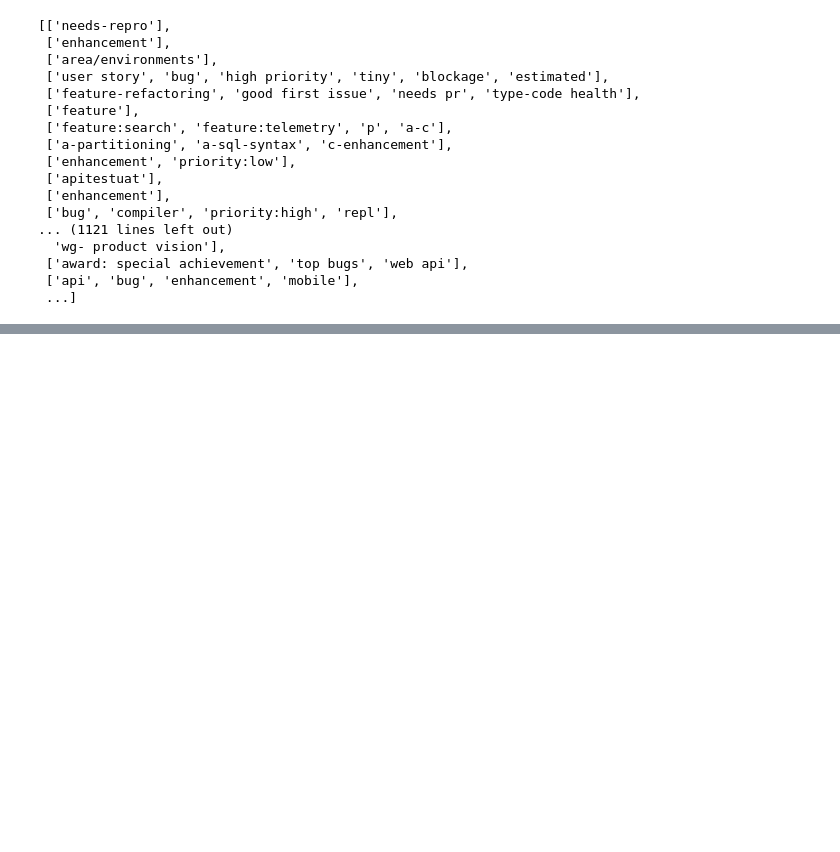
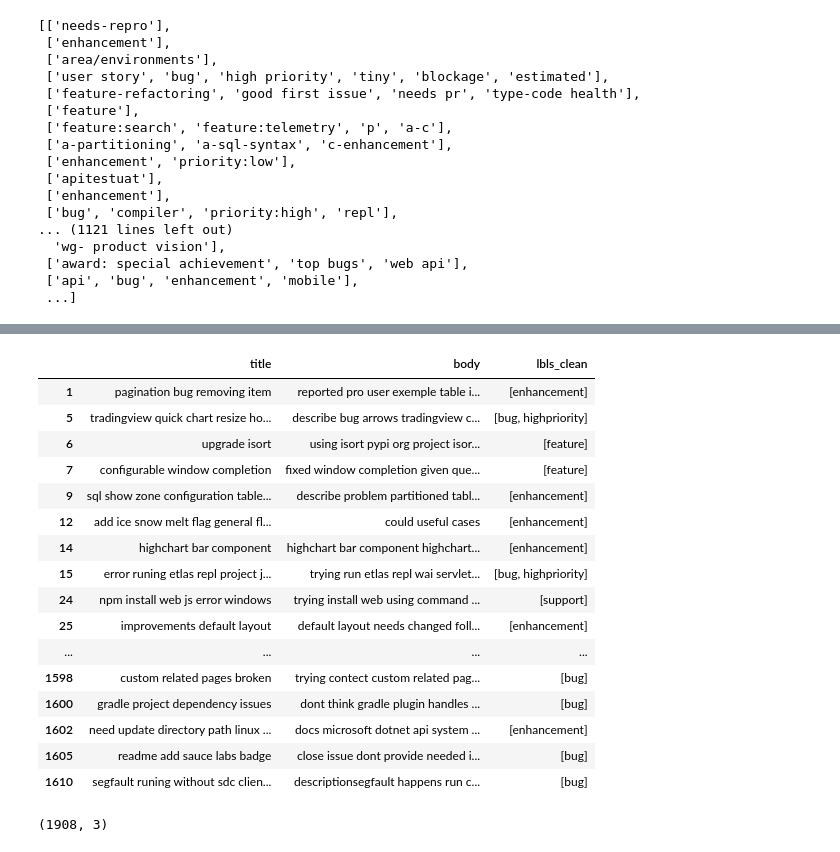
Before and after one commit to fyprjgroup3/FY_project, a Jupyter notebook: Labelizer_nb.ipynb, the cells around one changed output, grey strips where cells are left out. Saved outputs shown, nothing was run; the diff lists cells and outputs as text; code cells hidden in the pictures; blank space fills up the shorter version.

```diff
--- a/Labelizer_nb.ipynb
+++ b/Labelizer_nb.ipynb
@@ -464,0 +607,37 @@ lbls_clean
+# %%
+def clean(s):
+  '''
+  Sets Empty labels as NaNs
+  '''
+
+  if len(s) == 0:
+    s=np.nan
+  return s
+
+ldata=data.copy(deep=True)
+ldata['lbls_clean']=ldata['lbls_clean'].apply(lambda x: clean(x))
+ldata.dropna(inplace=True)
+# %%
+ldata
+# %% [output]
+|  | title | body | lbls_clean |
+| 1 | pagination bug removing item | reported pro user exemple table i... | [enhancement] |
+| 5 | tradingview quick chart resize ho... | describe bug arrows tradingview c... | [bug, highpriority] |
+| 6 | upgrade isort | using isort pypi org project isor... | [feature] |
+| 7 | configurable window completion | fixed window completion given que... | [feature] |
+| 9 | sql show zone configuration table... | describe problem partitioned tabl... | [enhancement] |
+| 12 | add ice snow melt flag general fl... | could useful cases | [enhancement] |
+| 14 | highchart bar component | highchart bar component highchart... | [enhancement] |
+| 15 | error runing etlas repl project j... | trying run etlas repl wai servlet... | [bug, highpriority] |
+| 24 | npm install web js error windows | trying install web using command ... | [support] |
+| 25 | improvements default layout | default layout needs changed foll... | [enhancement] |
+| ... | ... | ... | ... |
+| 1598 | custom related pages broken | trying contect custom related pag... | [bug] |
+| 1600 | gradle project dependency issues | dont think gradle plugin handles ... | [bug] |
+| 1602 | need update directory path linux ... | docs microsoft dotnet api system ... | [enhancement] |
+| 1605 | readme add sauce labs badge | close issue dont provide needed i... | [bug] |
+| 1610 | segfault runing without sdc clien... | descriptionsegfault happens run c... | [bug] |
+# %%
+ldata.shape
+# %% [output]
+(1908, 3)
```
Also changed, not shown: parts of 20 cells of this notebook.
